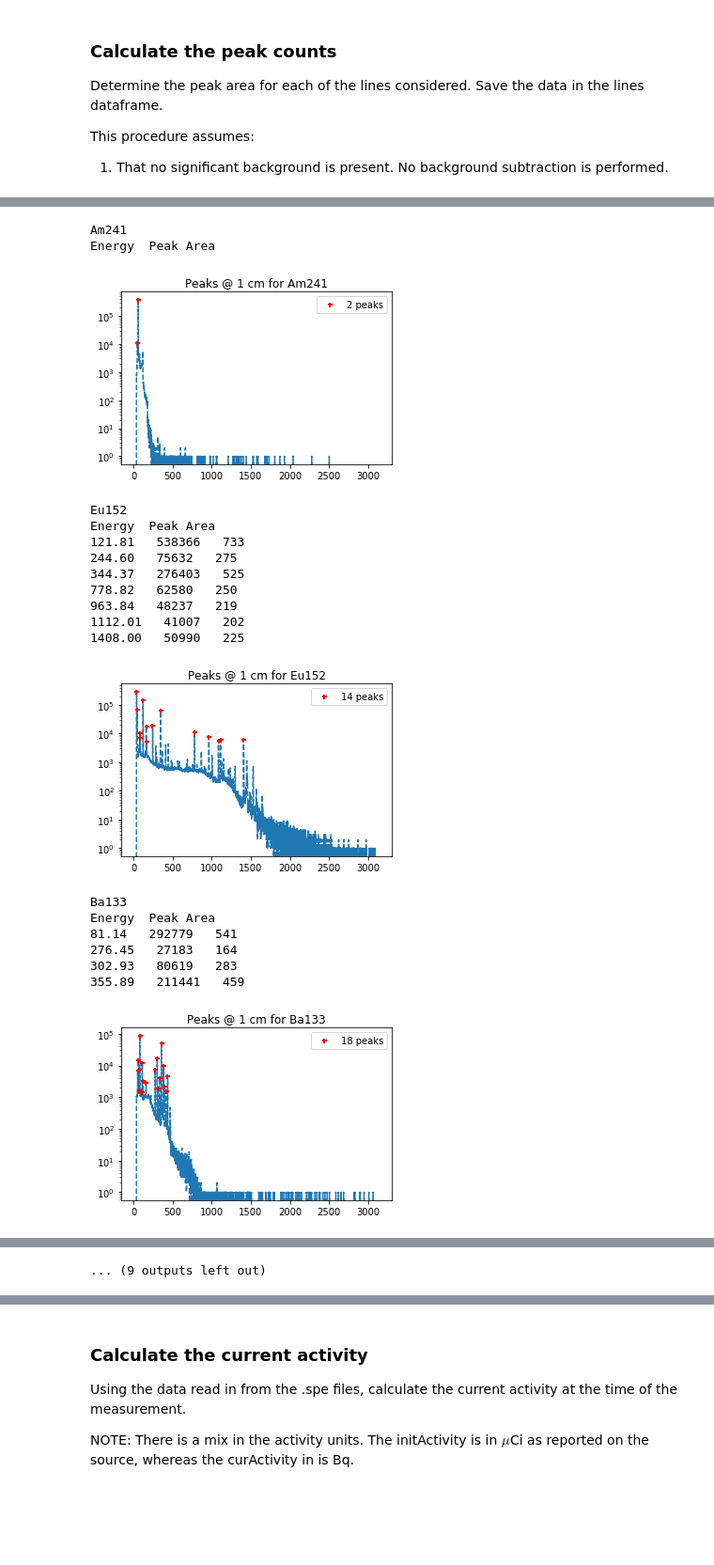
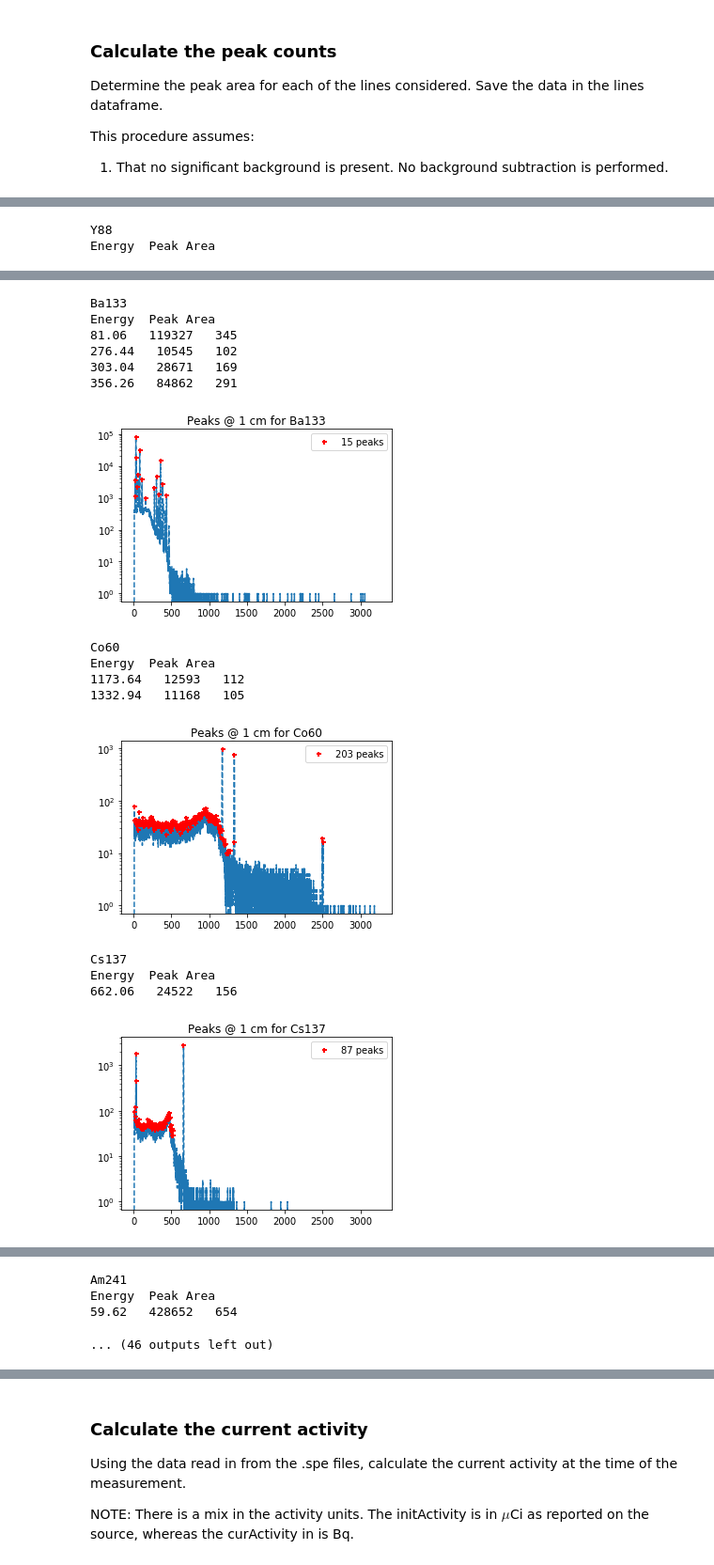
Before and after one commit to 2lambda123/88_Data, a Jupyter notebook: Experiments/Activation/33MeVTa/BeamOnly/33MeVTaActivationAnalysis.ipynb, the cells around one changed output, grey strips where cells are left out. Shown at 94% size. Drawn from its saved outputs; the diff is of its cells as text; code cells hidden in the pictures; blank space fills up the shorter version.

Commit message:
Added calibration, foil, and background data

```diff
--- a/Experiments/Activation/33MeVTa/BeamOnly/33MeVTaActivationAnalysis.ipynb
+++ b/Experiments/Activation/33MeVTa/BeamOnly/33MeVTaActivationAnalysis.ipynb
@@ -167,7 +169,7 @@ This procedure assumes: <br/>
 
 The path the calibration data is:
 # %%
-calibDataPath = '/home/pyne-user/Dropbox/UCB/Research/ETAs/88Inch/Data/Experiments/Activation/33MeVTa/ETA/CalibrationData/'
+calibDataPath = '/home/pyne-user/Dropbox/UCB/Research/ETAs/88Inch/Data/Experiments/Activation/33MeVTa/BeamOnly/Calibration/'
 
 # Variables to allow for multiple positions to be handled at once
 posSet = False
@@ -185,7 +187,7 @@ for filename in os.listdir(calibDataPath):
 
         # Read data from this file
         print "Processing:", filename
-        (time, measDate, a, b, c, tmpData) = parse_spe(calibDataPath+filename)
+        (time, t, measDate, a, b, c, tmpData) = parse_spe(calibDataPath+filename)
 
         # Determine position, update data structures if necessary, and store data
         position = int(name.split('_')[1])
@@ -196,11 +198,11 @@ for filename in os.listdir(calibDataPath):
             data[position].columns = [name.split('_')[0]]
         else:
             data[position].loc[:,name.split('_')[0]] = tmpData['counts']
-        sources.at[name.split('_')[0], 'measDate'] = measDate
-        liveTime[position][name.split('_')[0]] = time
-        if name.split('_')[0] == "Eu152":
-            eCalibParams[position] = (a, b, c)
-
+        if name.split('_')[0] in sources.index:
+            sources.at[name.split('_')[0], 'measDate'] = measDate
+            liveTime[position][name.split('_')[0]] = time
+            if name.split('_')[0] == "Ba133":
+                eCalibParams[position] = (a, b, c)
 for p in posUsed:
     print "\nPosition = {} cm".format(p)
     print "LiveTime:", liveTime[p]
@@ -284,7 +286,6 @@ This procedure assumes: <br/>
 # %%
 # Create a dictionary of data frames to store each of the positional information
 peakData = {}
-
 for p in posUsed:
     print "\n------------------------"
     print "Position = {} cm".format(p)
@@ -299,7 +300,7 @@ for p in posUsed:
         channels = np.asarray(data[p].index)
         counts = np.asarray(data[p][column]).astype(float)
         energy = eCalibParams[p][2]+eCalibParams[p][1]*channels+eCalibParams[p][0]*channels**2
-        peaks = peakutils.indexes(counts, thres=0.015, min_dist=10)
+        peaks = peakutils.indexes(counts, thres=0.01, min_dist=10)
         windows = get_peak_windows(peaks)
 
         # Loop over all identified peaks to compare against calibration points loaded previously
@@ -307,11 +308,11 @@ for p in posUsed:
         for i in range(len(lines['line'])):
             for e, pk in zip(energy[peaks], peaks):
                 # Calculate the total peak counts if a calibration peak
-                if abs(e-lines['line'][i]) < 0.5 and data[p][column].name.strip() == lines['isotope'][i].strip():
+                if abs(e-lines['line'][i]) < 1.5 and data[p][column].name.strip() == lines['isotope'][i].strip():
                     pkChannels = channels[windows[pk][0]:windows[pk][1]]
                     pkCounts = counts[windows[pk][0]:windows[pk][1]]
-                    (lines.at[i, 'measuredCounts'], lines.at[i, 'measUncert'], redChiSq) = ge_peakfit(pkChannels,
-                                                                                                      pkCounts)
+                    (lines.at[i, 'measuredCounts'], lines.at[i, 'measUncert'], redChiSq) = \
+                                 ge_peakfit(pkChannels, pkCounts)
 
                     print "{:.2f}   {:.0f}   {:.0f}".format(e, lines.at[i, 'measuredCounts'], lines.at[i, 'measUncert'])
             lines.at[i, 'isotope'] = lines.at[i, 'isotope'].strip()
@@ -342,0 +347,2 @@ Energy  Peak Area
+Y88
+Energy  Peak Area
@@ -344,20 +350,16 @@ Energy  Peak Area
-Am241
-Energy  Peak Area
+Ba133
+Energy  Peak Area
+81.06   119327   345
+276.44   10545   102
+303.04   28671   169
+356.26   84862   291
-[figure, old version]
+[figure, new version]
-Eu152
-Energy  Peak Area
-121.81   538366   733
-244.60   75632   275
-344.37   276403   525
-778.82   62580   250
-963.84   48237   219
-1112.01   41007   202
-1408.00   50990   225
+Co60
+Energy  Peak Area
+1173.64   12593   112
+1332.94   11168   105
-[figure, old version]
+[figure, new version]
-Ba133
-Energy  Peak Area
-81.14   292779   541
-276.45   27183   164
-302.93   80619   283
-355.89   211441   459
+Cs137
+Energy  Peak Area
+662.06   24522   156
-[figure, old version]
+[figure, new version]
@@ -382 +366,4 @@ Energy  Peak Area
-... (9 outputs left out)
+Am241
+Energy  Peak Area
+59.62   428652   654
+... (46 outputs left out)
```
Also changed, not shown: parts of 17 cells of this notebook, 57 other files.
